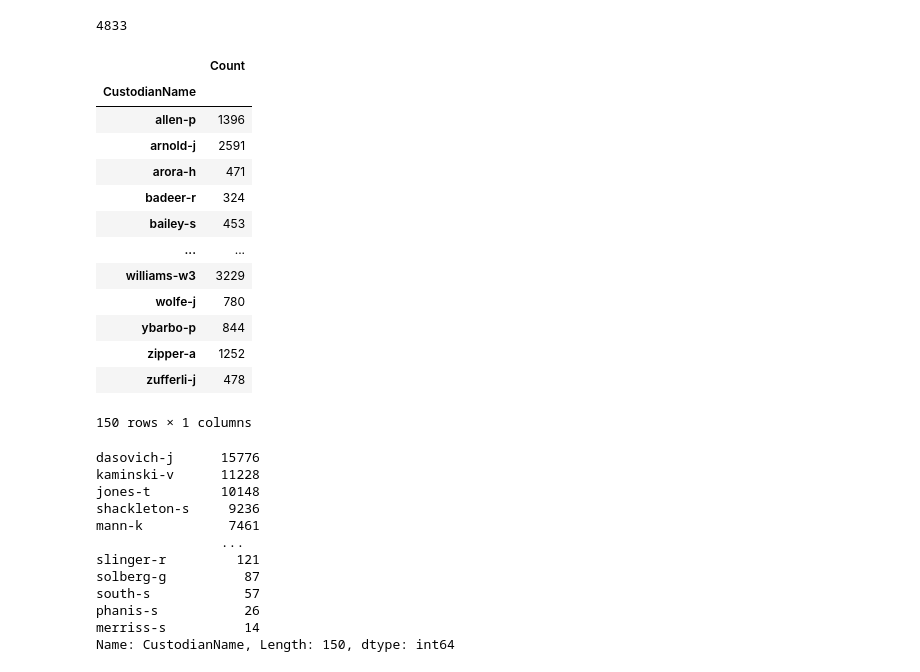
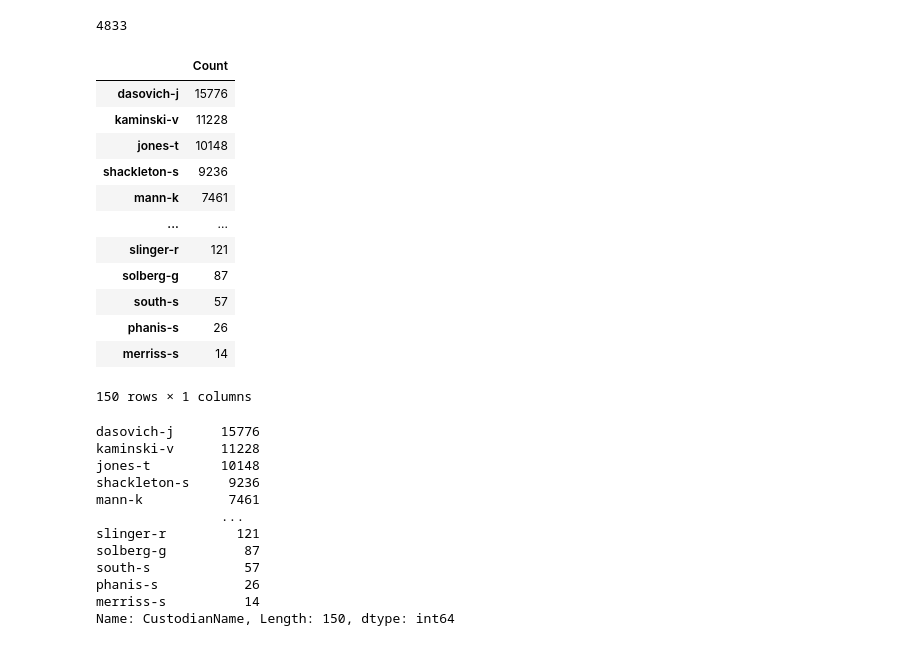
Before and after one commit to HansHenseler/masdav2023, a Jupyter notebook: Part_7_Email_analytics_and_visualisation.ipynb, the cells around one changed output. Saved outputs shown, nothing was run; the diff lists cells and outputs as text; code cells hidden in the pictures.

```diff
--- a/Part_7_Email_analytics_and_visualisation.ipynb
+++ b/Part_7_Email_analytics_and_visualisation.ipynb
@@ -104,27 +104,25 @@ Example: how many emails for custodian beck-s?
 df[df.CustodianName=="beck-s"].shape[0]
 # %% [output]
 4833
-# %%
-# We add a column count for each row and set it to 1 which makes it easier to pivot
-df['Count']=1
-
-custodians = pd.pivot_table(df,index=[df.CustodianName],values='Count', aggfunc="count")
-custodians
-# %% [output]
-|  | Count |
-| CustodianName |  |
-| allen-p | 1396 |
-| arnold-j | 2591 |
-| arora-h | 471 |
-| badeer-r | 324 |
-| bailey-s | 453 |
-| ... | ... |
-| williams-w3 | 3229 |
-| wolfe-j | 780 |
-| ybarbo-p | 844 |
-| zipper-a | 1252 |
-| zufferli-j | 478 |
-150 rows × 1 columns
+# %%
+# List the custodians using value_counts
+
+custodians = pd.DataFrame(df['CustodianName'].value_counts()).rename(columns={"CustodianName": "Count"})
+custodians
+# %% [output]
+|  | Count |
+| dasovich-j | 15776 |
+| kaminski-v | 11228 |
+| jones-t | 10148 |
+| shackleton-s | 9236 |
+| mann-k | 7461 |
+| ... | ... |
+| slinger-r | 121 |
+| solberg-g | 87 |
+| south-s | 57 |
+| phanis-s | 26 |
+| merriss-s | 14 |
+150 rows × 1 columns
 # %%
 # note: we could have counted the number of records for each custodian also using value_counts:
 
```
Also changed, not shown: parts of 18 cells of this notebook.
